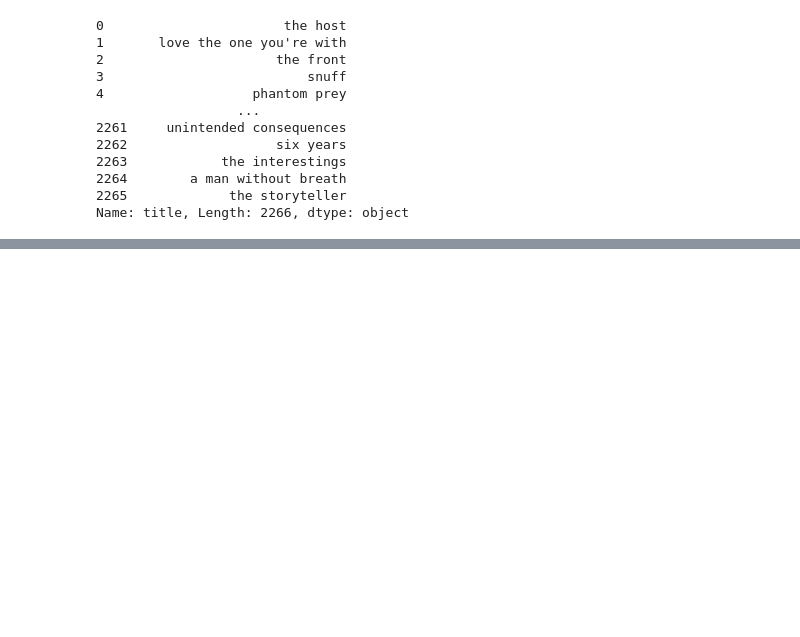
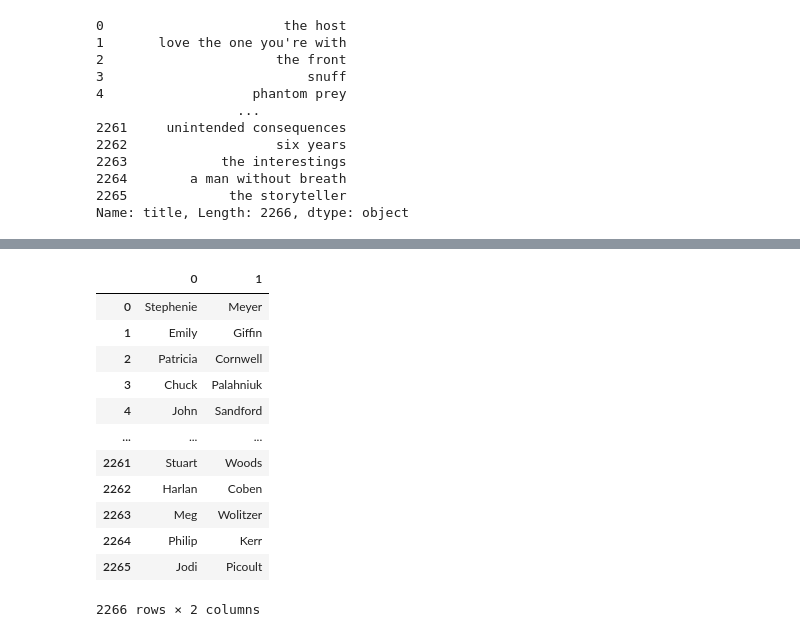
Before and after one commit to galileoguzman/bedu-data-04, a Jupyter notebook: data_analysis_nyt_bestsellers (Strings).ipynb, the cells around one changed output, grey strips where cells are left out. Saved outputs shown, nothing was run; the diff lists cells and outputs as text; code cells hidden in the pictures; blank space fills up the shorter version.

```diff
--- a/data_analysis_nyt_bestsellers (Strings).ipynb
+++ b/data_analysis_nyt_bestsellers (Strings).ipynb
@@ -82,0 +124,16 @@ Name: title, Length: 2266, dtype: object
+# %%
+df['author'].str.split(' ', expand=True)
+# %% [output]
+|  | 0 | 1 |
+| 0 | Stephenie | Meyer |
+| 1 | Emily | Giffin |
+| 2 | Patricia | Cornwell |
+| 3 | Chuck | Palahniuk |
+| 4 | John | Sandford |
+| ... | ... | ... |
+| 2261 | Stuart | Woods |
+| 2262 | Harlan | Coben |
+| 2263 | Meg | Wolitzer |
+| 2264 | Philip | Kerr |
+| 2265 | Jodi | Picoult |
+2266 rows × 2 columns
```
Also changed, not shown: parts of 5 cells of this notebook.
